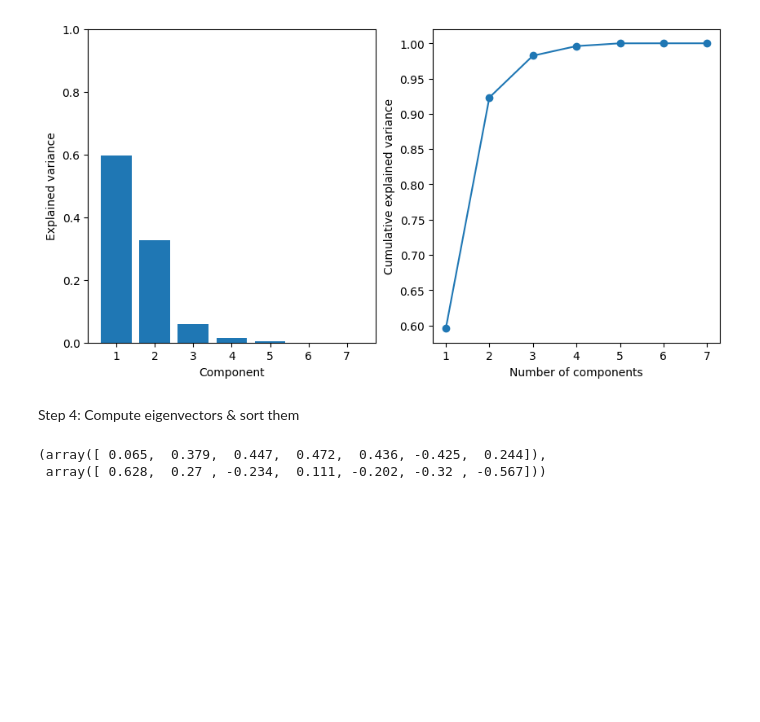
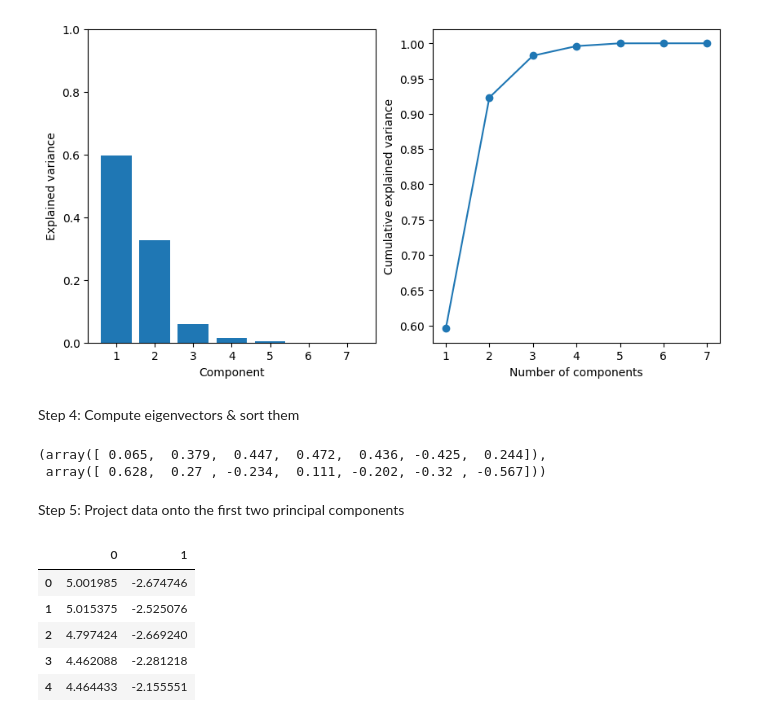
Before and after one commit to pauldubois98/RefresherMaths2023, a Jupyter notebook: ExercisesSet5/NotebookPCA.ipynb, the cells around one changed output. Drawn from its saved outputs; the diff is of its cells as text; code cells hidden in the pictures; blank space fills up the shorter version.

Commit message:
project

```diff
--- a/ExercisesSet5/NotebookPCA.ipynb
+++ b/ExercisesSet5/NotebookPCA.ipynb
@@ -103,3 +103,15 @@ eig_vectors[:, 0].round(3), eig_vectors[:, 1].round(3)
 # %% [output]
 (array([ 0.065,  0.379,  0.447,  0.472,  0.436, -0.425,  0.244]),
  array([ 0.628,  0.27 , -0.234,  0.111, -0.202, -0.32 , -0.567]))
+# %% [markdown]
+Step 5: Project data onto the first two principal components
+# %%
+X_pca = X.dot(eig_vectors[:, :2])
+X_pca.head()
+# %% [output]
+|  | 0 | 1 |
+| 0 | 5.001985 | -2.674746 |
+| 1 | 5.015375 | -2.525076 |
+| 2 | 4.797424 | -2.669240 |
+| 3 | 4.462088 | -2.281218 |
+| 4 | 4.464433 | -2.155551 |
```
